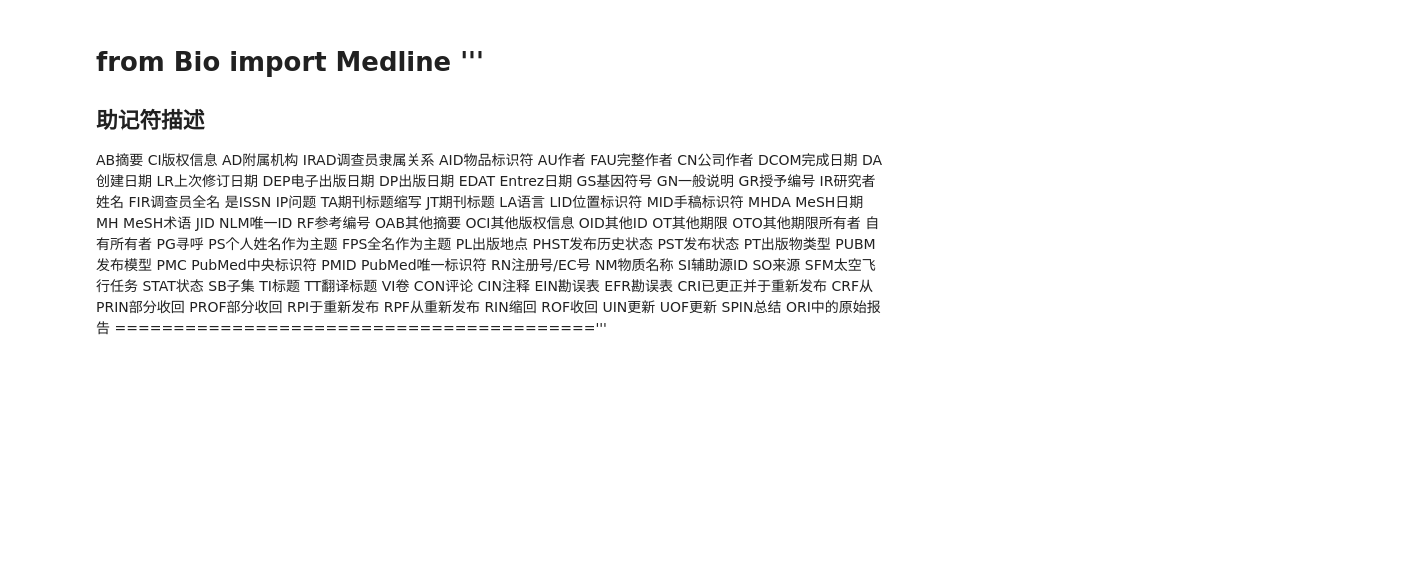
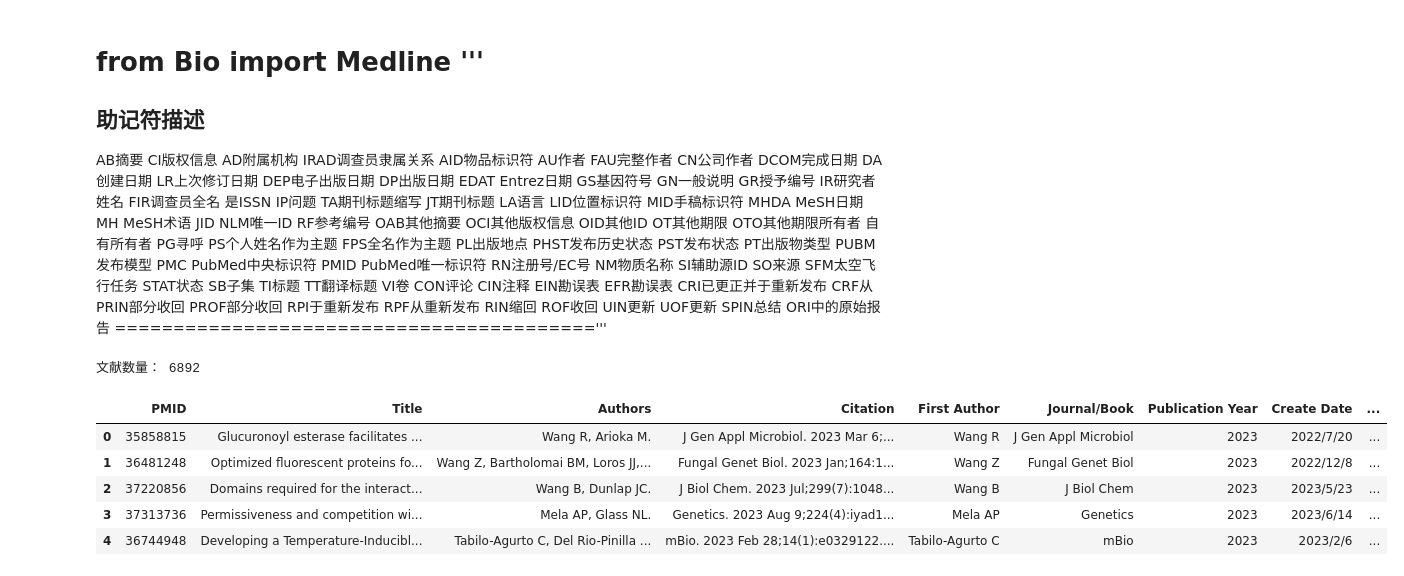
Before and after one commit to dongchen1998/code, a Jupyter notebook: mtd/code/get-paper-info/Pubmed_Analysis.ipynb, the cells around one changed output. Cells and saved outputs as stored; diff of their text form; code cells hidden in the pictures; blank space fills up the shorter version.

```diff
--- a/mtd/code/get-paper-info/Pubmed_Analysis.ipynb
+++ b/mtd/code/get-paper-info/Pubmed_Analysis.ipynb
@@ -106,6 +81,27 @@ UOF更新
 SPIN总结
 ORI中的原始报告
 ========================================='''
+# %%
+df = pd.read_csv('./csv-Neurospora-set.csv', sep=',').copy()
+
+# 删除空值
+df = df.dropna(subset=['PMID'])
+# 删除重复值
+df = df.drop_duplicates(subset=['PMID'])
+df = df.reset_index(drop=True)
+# 如果df的DOI列为空，则删除该列
+df = df.dropna(subset=['DOI'])
+
+print("文献数量：", df.shape[0])
+df.head()
+# %% [output]
+文献数量： 6892
+|  | PMID | Title | Authors | Citation | First Author | Journal/Book | Publication Year | Create Date | ... |
+| 0 | 35858815 | Glucuronoyl esterase facilitates ... | Wang R, Arioka M. | J Gen Appl Microbiol. 2023 Mar 6;... | Wang R | J Gen Appl Microbiol | 2023 | 2022/7/20 | ... |
+| 1 | 36481248 | Optimized fluorescent proteins fo... | Wang Z, Bartholomai BM, Loros JJ,... | Fungal Genet Biol. 2023 Jan;164:1... | Wang Z | Fungal Genet Biol | 2023 | 2022/12/8 | ... |
+| 2 | 37220856 | Domains required for the interact... | Wang B, Dunlap JC. | J Biol Chem. 2023 Jul;299(7):1048... | Wang B | J Biol Chem | 2023 | 2023/5/23 | ... |
+| 3 | 37313736 | Permissiveness and competition wi... | Mela AP, Glass NL. | Genetics. 2023 Aug 9;224(4):iyad1... | Mela AP | Genetics | 2023 | 2023/6/14 | ... |
+| 4 | 36744948 | Developing a Temperature-Inducibl... | Tabilo-Agurto C, Del Rio-Pinilla ... | mBio. 2023 Feb 28;14(1):e0329122.... | Tabilo-Agurto C | mBio | 2023 | 2023/2/6 | ... |
 # %%
 from Bio import Medline
 from Bio import Entrez
```
Also changed, not shown: parts of 6 cells of this notebook, 2 other files.
